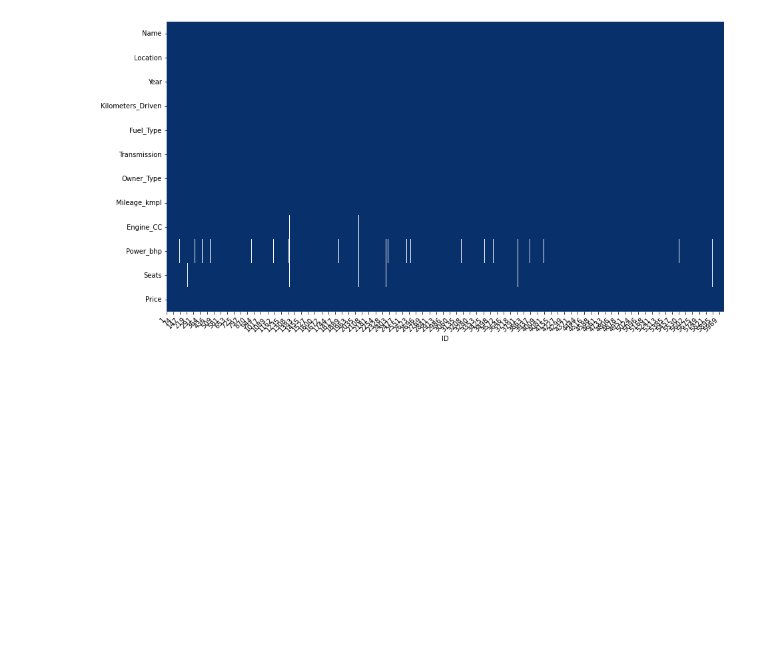
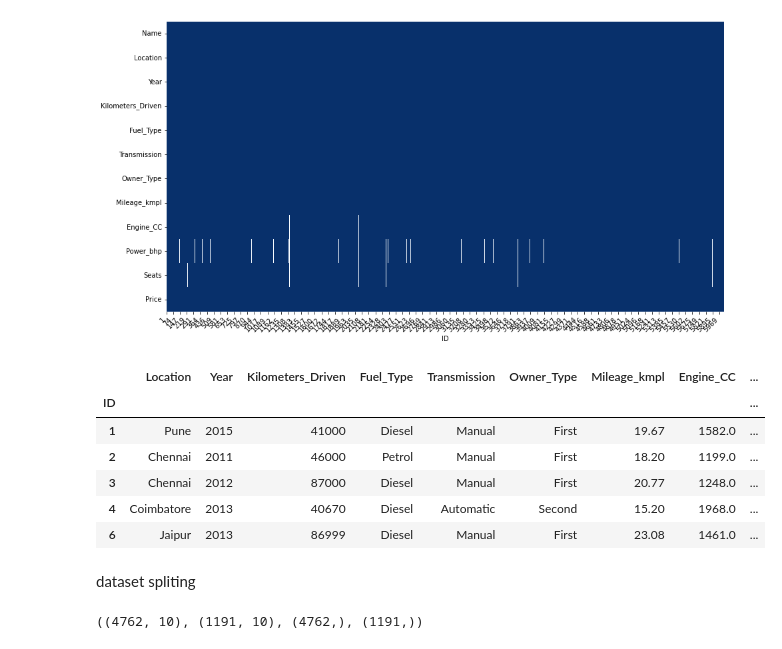
Before and after one commit to FransiscoReadyPermana/supervised_learning, a Jupyter notebook: 05 - SVM/part2-supportVectorRegression.ipynb, the cells around one changed output. Cells and saved outputs as stored; diff of their text form; code cells hidden in the pictures; blank space fills up the shorter version.

```diff
--- a/05 - SVM/part2-supportVectorRegression.ipynb
+++ b/05 - SVM/part2-supportVectorRegression.ipynb
@@ -25,3 +25,25 @@ df.head()
 plot_missing_value(df)
 # %% [output]
 [figure]
+# %%
+df.drop(["Name"], axis=1, inplace=True)
+# %%
+df.head()
+# %% [output]
+|  | Location | Year | Kilometers_Driven | Fuel_Type | Transmission | Owner_Type | Mileage_kmpl | Engine_CC | ... |
+| ID |  |  |  |  |  |  |  |  | ... |
+| 1 | Pune | 2015 | 41000 | Diesel | Manual | First | 19.67 | 1582.0 | ... |
+| 2 | Chennai | 2011 | 46000 | Petrol | Manual | First | 18.20 | 1199.0 | ... |
+| 3 | Chennai | 2012 | 87000 | Diesel | Manual | First | 20.77 | 1248.0 | ... |
+| 4 | Coimbatore | 2013 | 40670 | Diesel | Automatic | Second | 15.20 | 1968.0 | ... |
+| 6 | Jaipur | 2013 | 86999 | Diesel | Manual | First | 23.08 | 1461.0 | ... |
+# %% [markdown]
+dataset spliting
+# %%
+X = df.drop(columns=["Price"])
+y = df["Price"]
+
+X_train, X_test, y_train, y_test = train_test_split(X, y, test_size=0.2, random_state=42)
+X_train.shape, X_test.shape, y_train.shape, y_test.shape
+# %% [output]
+((4762, 10), (1191, 10), (4762,), (1191,))
```
Also changed, not shown: parts of 13 cells of this notebook, 2 other files.
